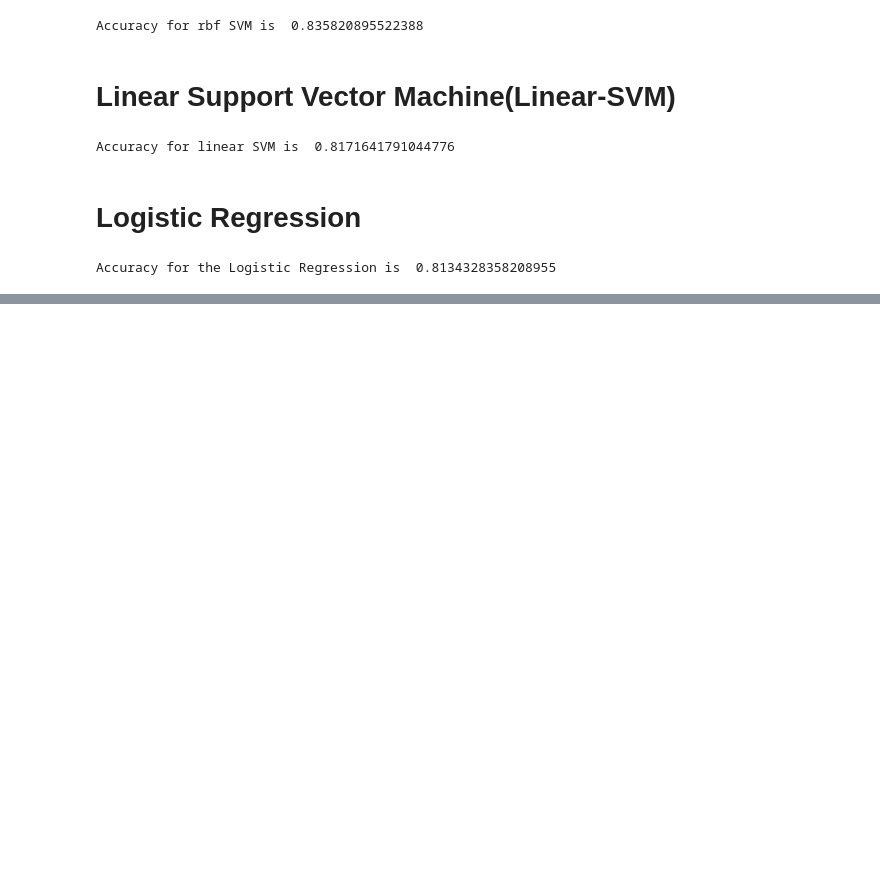
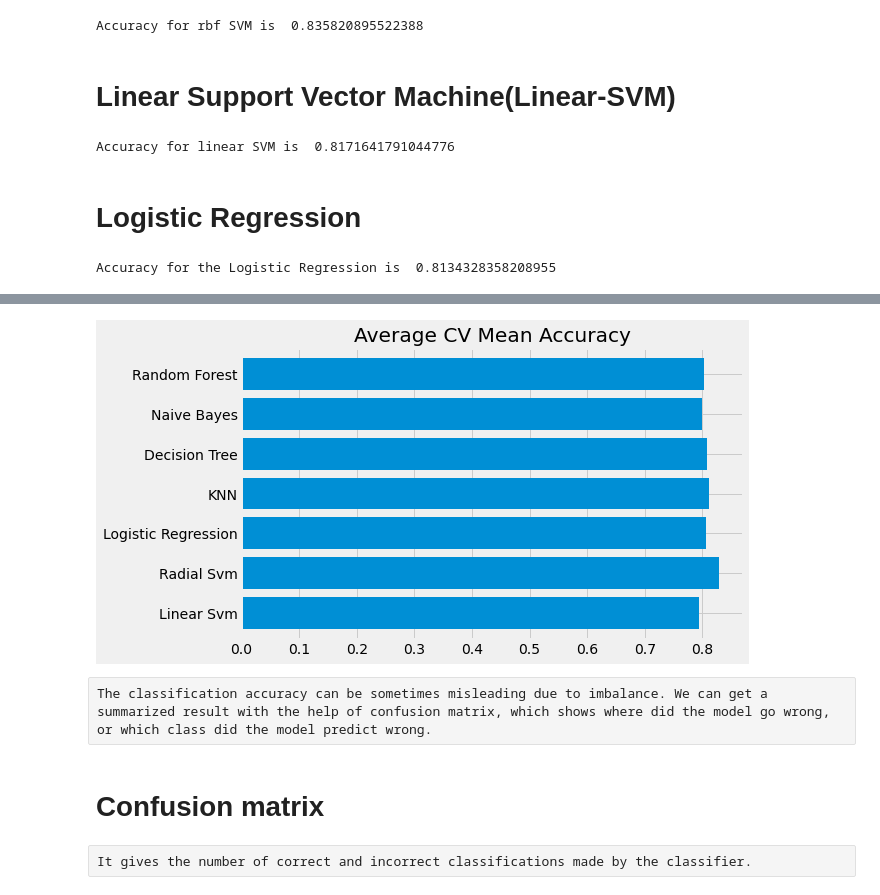
Before and after one commit to rayjang/kaggle_practice, a Jupyter notebook: Binary_classification_tabular_data/Titanic/EDA_to_prediction.ipynb, the cells around one changed output, grey strips where cells are left out. Saved outputs shown, nothing was run; the diff lists cells and outputs as text; code cells hidden in the pictures; blank space fills up the shorter version.

```diff
--- a/Binary_classification_tabular_data/Titanic/EDA_to_prediction.ipynb
+++ b/Binary_classification_tabular_data/Titanic/EDA_to_prediction.ipynb
@@ -678,0 +794,14 @@ Accuracy for the Logistic Regression is  0.8134328358208955
+# %%
+new_models_dataframe2['CV Mean'].plot.barh(width=0.8)
+plt.title('Average CV Mean Accuracy')
+fig=plt.gcf()
+fig.set_size_inches(8,5)
+plt.show()
+# %% [output]
+[figure, added]
+# %% [raw]
+The classification accuracy can be sometimes misleading due to imbalance. We can get a summarized result with the help of confusion matrix, which shows where did the model go wrong, or which class did the model predict wrong.
+# %% [markdown]
+# Confusion matrix
+# %% [raw]
+It gives the number of correct and incorrect classifications made by the classifier.
```
Also changed, not shown: parts of 16 cells of this notebook.
